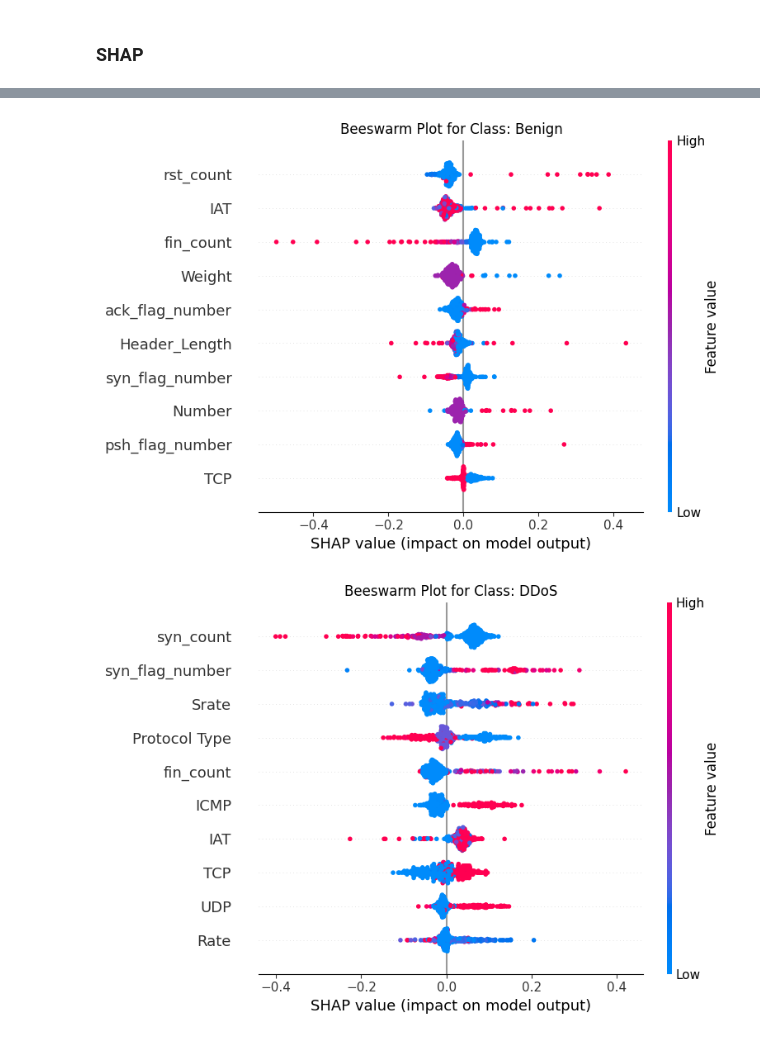
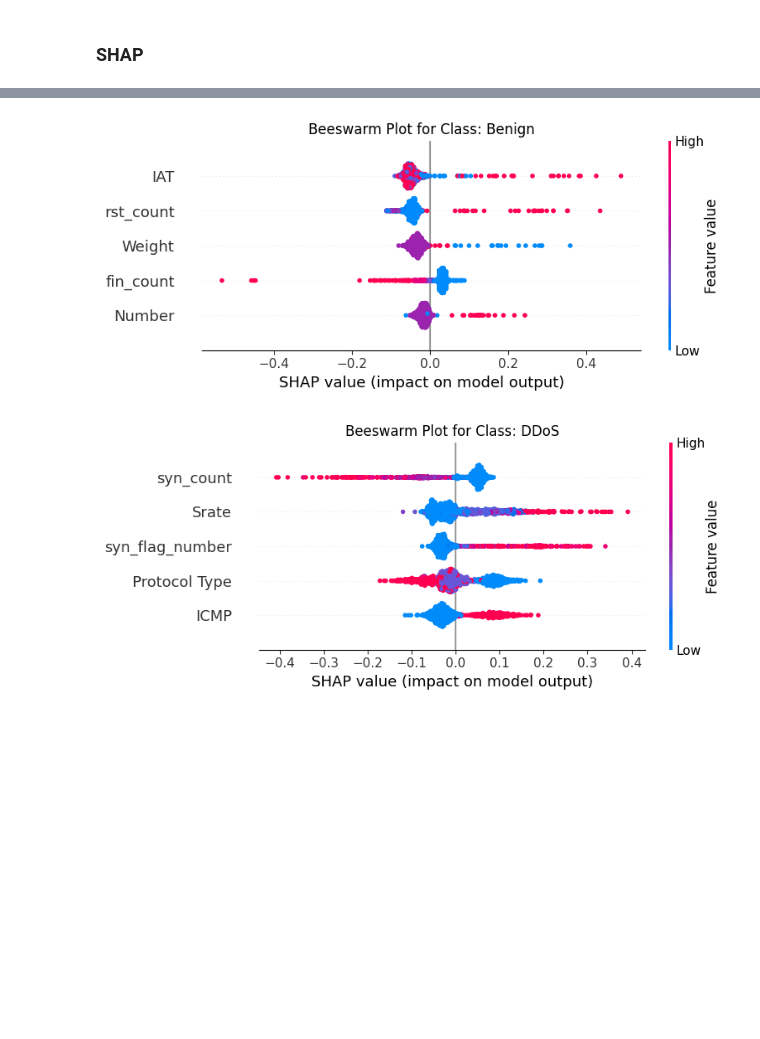
Before and after one commit to sssspppuud/Network-Intrusion-Detection-System-with-Explainable-Deep-Learning, a Jupyter notebook: Code/notebooks/04_explainability.ipynb, the cells around one changed output, grey strips where cells are left out. Drawn from its saved outputs; the diff is of its cells as text; code cells hidden in the pictures; blank space fills up the shorter version.

Commit message:
Increased SHAP background sample size to 1000 - more stable plots

```diff
--- a/Code/notebooks/04_explainability.ipynb
+++ b/Code/notebooks/04_explainability.ipynb
@@ -31,7 +31,7 @@ background = np.load(os.path.join(ARTIFACT_DIR,"shap_background.npy"))
 # %% [markdown]
 ### SHAP
 # %%
-sample_size = 400
+sample_size = 1000
 idx = np.random.choice(len(X_test_scaled), sample_size, replace = False)
 X_sample = X_test_scaled[idx]
 X_sample.shape
@@ -99,12 +99,12 @@ for i, class_label in enumerate(encoder.classes_):
 # %%
 for i, class_label in enumerate(encoder.classes_):
     plt.title(f"Beeswarm Plot for Class: {class_label}")
     shap.summary_plot(
         shap_values[..., i],
         X_sample,
         feature_names=feature_names,
-        max_display = 10
+        max_display = 5
     )
 # %% [output]
-[figure, old version]
+[figure, new version]
-[figure, old version]
+[figure, new version]
```
Also changed, not shown: parts of 10 cells of this notebook, 1 other file.
